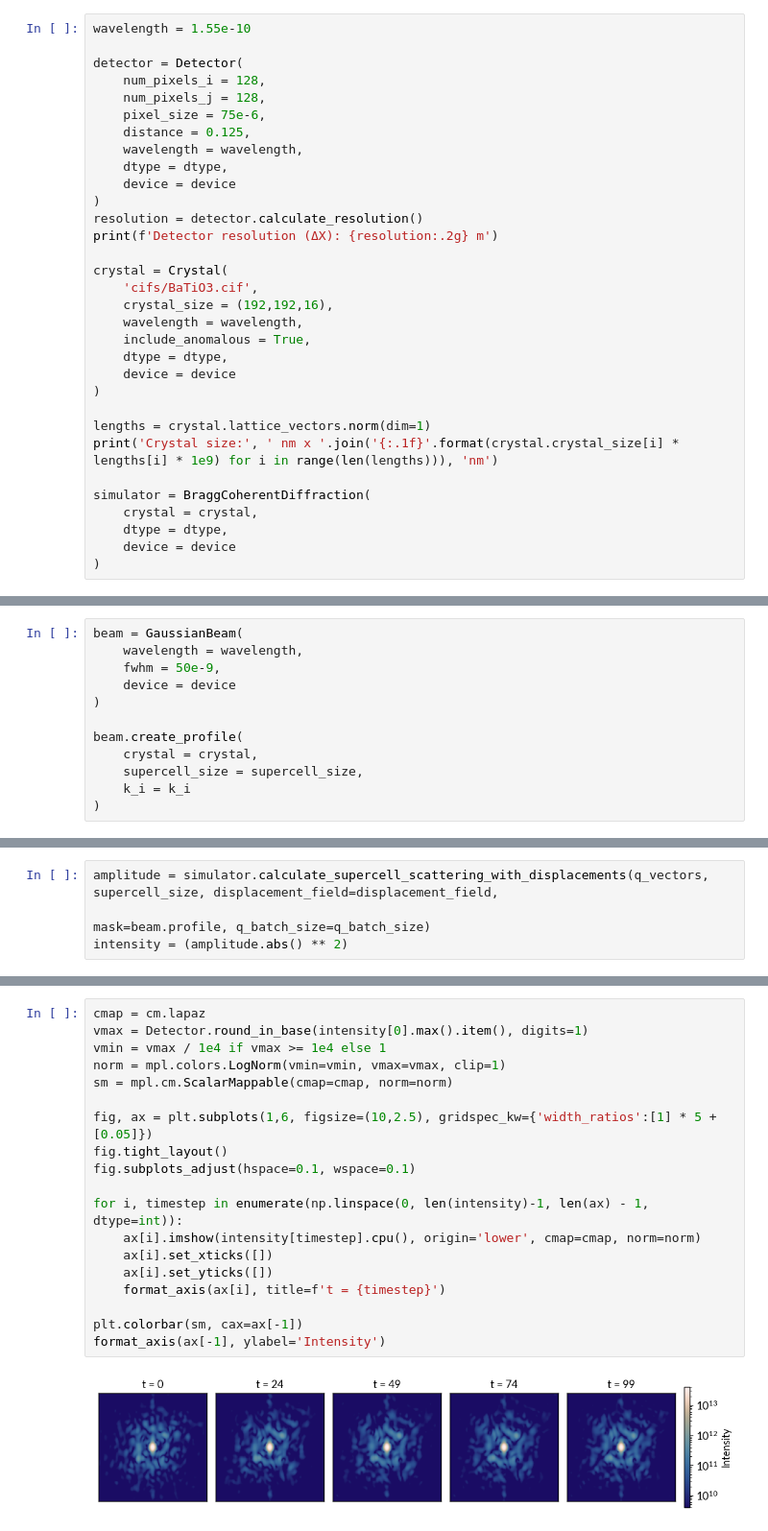
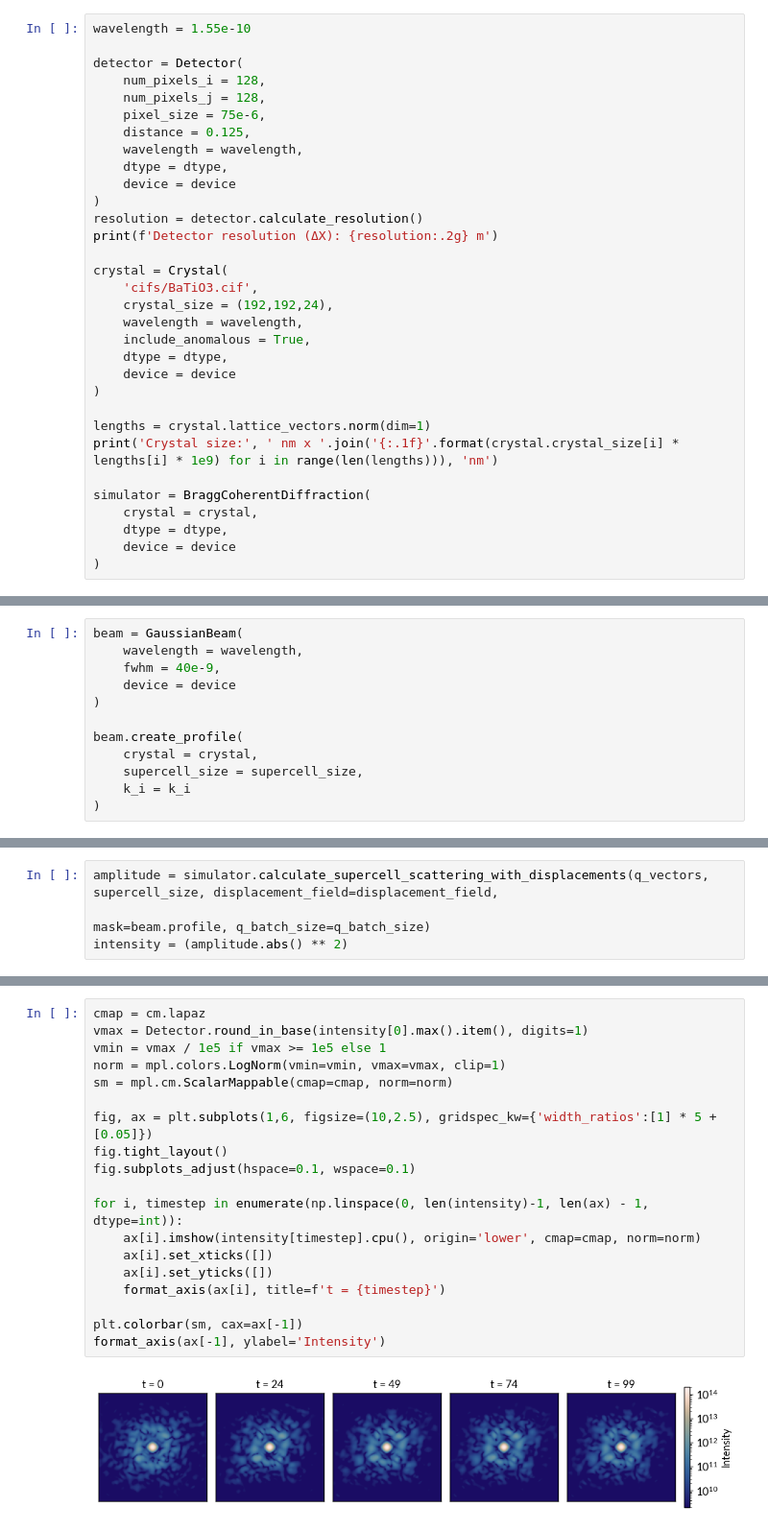
Before and after one commit to ninarina12/AI-DINO, a Jupyter notebook: simple_demo.ipynb, the cells around one changed output, grey strips where cells are left out. Shown at 96% size. Cells and saved outputs as stored; diff of their text form.

Commit message:
Fix beam plotting.

```diff
--- a/simple_demo.ipynb
+++ b/simple_demo.ipynb
@@ -38,7 +38,7 @@ print(f'Detector resolution (ΔX): {resolution:.2g} m')
 
 crystal = Crystal(
     'cifs/BaTiO3.cif',
-    crystal_size = (192,192,16),
+    crystal_size = (192,192,24),
     wavelength = wavelength,
     include_anomalous = True,
     dtype = dtype,
@@ -112,7 +112,7 @@ q_batch_size = 8
 # %%
 beam = GaussianBeam(
     wavelength = wavelength,
-    fwhm = 50e-9,
+    fwhm = 40e-9,
     device = device
 )
 
@@ -150,21 +152,21 @@ fig = detector.plot_intensity(intensity[0], q_vectors)
 # %%
 cmap = cm.lapaz
 vmax = Detector.round_in_base(intensity[0].max().item(), digits=1)
-vmin = vmax / 1e4 if vmax >= 1e4 else 1
+vmin = vmax / 1e5 if vmax >= 1e5 else 1
 norm = mpl.colors.LogNorm(vmin=vmin, vmax=vmax, clip=1)
 sm = mpl.cm.ScalarMappable(cmap=cmap, norm=norm)
 
 fig, ax = plt.subplots(1,6, figsize=(10,2.5), gridspec_kw={'width_ratios':[1] * 5 + [0.05]})
 fig.tight_layout()
 fig.subplots_adjust(hspace=0.1, wspace=0.1)
 
 for i, timestep in enumerate(np.linspace(0, len(intensity)-1, len(ax) - 1, dtype=int)):
     ax[i].imshow(intensity[timestep].cpu(), origin='lower', cmap=cmap, norm=norm)
     ax[i].set_xticks([])
     ax[i].set_yticks([])
     format_axis(ax[i], title=f't = {timestep}')
 
 plt.colorbar(sm, cax=ax[-1])
 format_axis(ax[-1], ylabel='Intensity')
 # %% [output]
-[figure, old version]
+[figure, new version]
```
Also changed, not shown: parts of 11 cells of this notebook, 4 other files.
